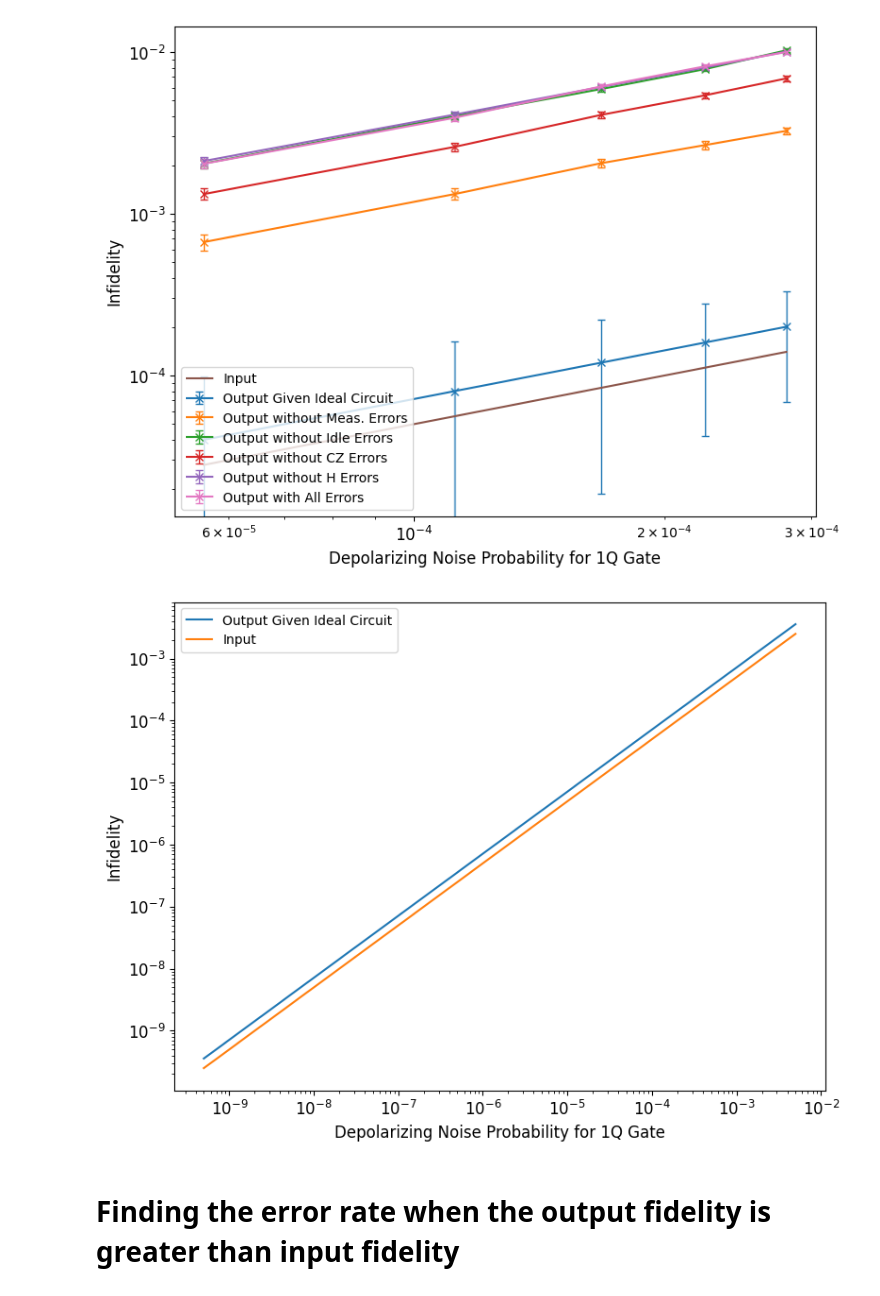
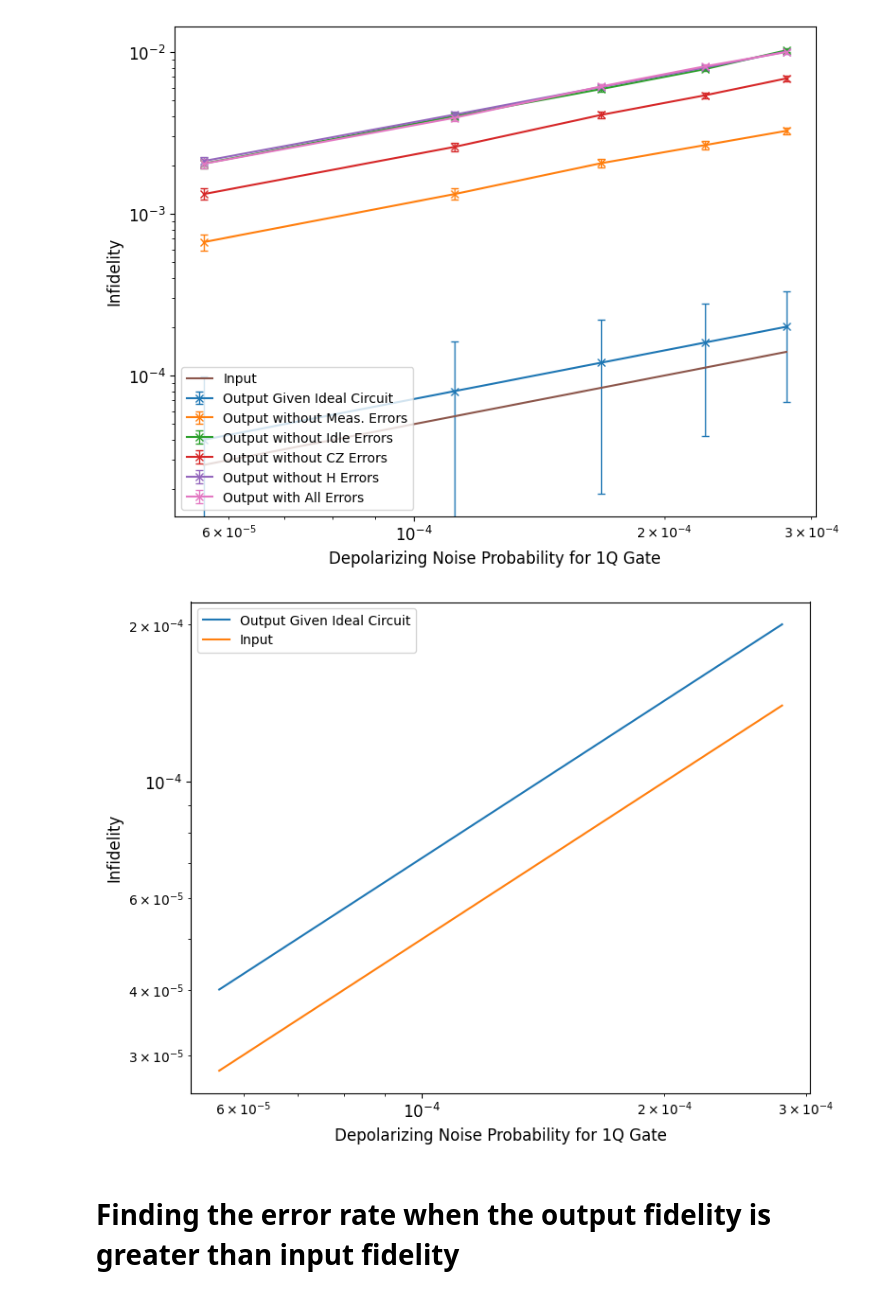
Before and after one commit to Sal7ySalt/Smallest-MSD-Protocol, a Jupyter notebook: 3_qubit_code/no_concat.ipynb, the cells around one changed output. Drawn from its saved outputs; the diff is of its cells as text; code cells hidden in the pictures.

```diff
--- a/3_qubit_code/no_concat.ipynb
+++ b/3_qubit_code/no_concat.ipynb
@@ -330,42 +252,37 @@ print(one_qubit_gate_error_prob)
+# %%
+identity = [[1,0], [0,1]]
+ry_theta = [[np.cos(theta/2), -np.sin(theta/2)], [np.sin(theta/2), np.cos(theta/2)]]
+
+one_q_zero_dm = np.matmul([[1], [0]], [[1,0]])
+ideal = np.kron(one_q_zero_dm, np.kron(one_q_zero_dm, one_q_zero_dm))
+
+ry_i_i = np.kron(ry_theta, np.kron(identity, identity))
+ideal = ry_i_i @ ideal @ ry_i_i.conj().T
+
+ideal /= np.trace(ideal)
+ideal = DensityMatrix(ideal)
 # %%
 # Entire distillation circuit is ideal, plot the input and output infidelities
 fidelity_results = []
-#plot1_y_unc = []
 shots = 50
 
-for i in range(len(test_noise)):
+for i in range(len(one_qubit_gate_error_prob)):
     noise_model = NoiseModel()
 
-    noise_model.add_all_qubit_quantum_error(depolarizing_error(test_noise[i], 1), ['ry'])
-    #noise_model.add_all_qubit_quantum_error(depolarizing_error(one_qubit_gate_error_prob[i], 1), ['hadamard_custom'])
-    #noise_model.add_all_qubit_quantum_error(depolarizing_error(idle_gate_error_prob[i], 1), ['id'])
-    #noise_model.add_all_qubit_quantum_error(depolarizing_error(two_qubit_gate_error_prob[i], 2), ['cz'])
-
-    #readout_err = ReadoutError([[1-spam0[i], spam0[i]],  # P(0|0), P(1|0)
-                            #[spam1[i], 1-spam1[i]]]) # P(0|1), P(1|1)
-    #noise_model.add_readout_error(readout_err, [0])
-    #noise_model.add_readout_error(readout_err, [1])
+    noise_model.add_all_qubit_quantum_error(depolarizing_error(one_qubit_gate_error_prob[i], 1), ["ry"])
 
     meas_circuit_noise = circuit.copy()
     meas_circuit_noise.measure([0, 1], [0, 1])
-    meas_circuit_noise.save_density_matrix(label='state_post', pershot=True, conditional=True)
+    #meas_circuit_noise.save_density_matrix(label='dm_post', pershot=True, conditional=True)
+    meas_circuit_noise.append(SaveDensityMatrix(num_qubits=3, label='dm_post', conditional=True, pershot=True), meas_circuit_noise.qubits)
 
     backend = AerSimulator(noise_model=noise_model, method='density_matrix')
     transpiled = transpile(meas_circuit_noise, backend, optimization_level=0)
     job = backend.run(transpiled, shots=shots)
     result = job.result()
 
-    res_statevectors = result.data()['state_post']
+    res_statevectors = result.data()['dm_post']
     fidelity_results.append(state_fidelity(ideal, res_statevectors['0x0'][0]))
-    """
-    num_meas = len(res_statevectors['0x0'])
-    sumfid = 0
-    for shot in res_statevectors['0x0']:
-        sumfid += state_fidelity(shot, ideal)
-    sumfid /= num_meas
-
-    fidelity_results.append(sumfid)
-    plot1_y_unc.append( 1.96 * np.sqrt( (sumfid)*(1 - sumfid) / num_meas) )"""
 
 plot1_y = [1 - f for f in fidelity_results]
 # %%
@@ -617,23 +534,22 @@ plt.show()
 # %%
 # Plotting both together
 plt.figure(figsize=(8,6))
 
-plt.plot(test_noise, plot1_y, label='Output Given Ideal Circuit')
-plt.plot(test_noise, all_input_infidelity, label='Input')
+plt.plot(one_qubit_gate_error_prob, plot1_y, label='Output Given Ideal Circuit')
+plt.plot(one_qubit_gate_error_prob, all_input_infidelity, label='Input')
 
 plt.xscale('log')
 plt.yscale('log')
 
 plt.legend()
 plt.ylabel('Infidelity', fontsize=12)
 plt.xlabel('Depolarizing Noise Probability for 1Q Gate', fontsize=12)
-#plt.grid(True, which='both', linestyle=':')
 plt.tight_layout()
 plt.xticks(fontsize=12)
 plt.yticks(fontsize=12)
 plt.show()
 # %% [output]
-[figure, old version]
+[figure, new version]
 # %% [markdown]
 # Finding the error rate when the output fidelity is greater than input fidelity
 # %%
```
Also changed, not shown: parts of 14 cells of this notebook, 3 other files.
